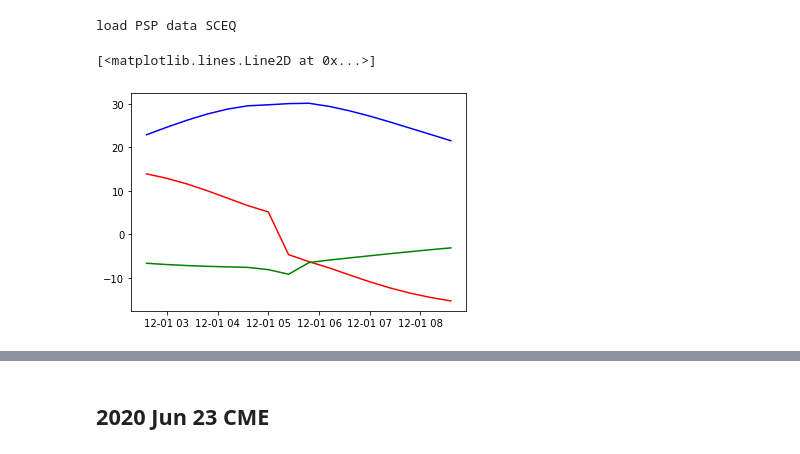
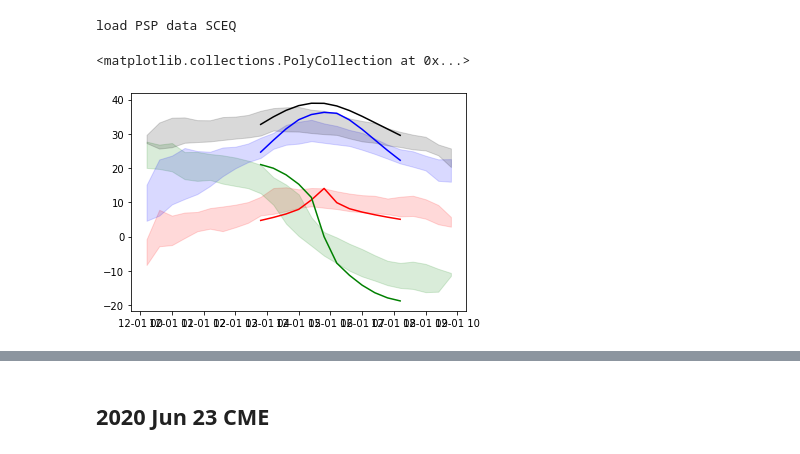
Before and after one commit to cmoestl/solar_orbiter, a Jupyter notebook: 3dcore_fit.ipynb, the cells around one changed output, grey strips where cells are left out. Drawn from its saved outputs; the diff is of its cells as text; code cells hidden in the pictures.

```diff
--- a/3dcore_fit.ipynb
+++ b/3dcore_fit.ipynb
@@ -178,17 +181,13 @@ def measure(obj, sat, t0, t1, frame="HEEQ", bframe="HEEQ", satparams=None):
 
     o_s = inst.trajectory(t_s, reference_frame=frame)
 
-    b = np.array(obj.simulator(t_s, o_s)[0])
+    #b =
+    #print(len(t_s), b.shape)
 
-
-    #if satparams:
-    #    b = heliosat.transform.transform_reference_frame([satparams] * len(t_s), np.array(obj.simulator(t_s, o_s)[0]), frame, bframe)
-    #else:
-    #    b = heliosat.transform.transform_reference_frame(t_s, np.array(obj.simulator(t_s, o_s)[0]), frame, bframe)
+    b = heliosat.transform.transform_reference_frame(t_s, np.array(obj.simulator(t_s, o_s)[0]).reshape(-1, 3), frame, bframe)
 
     b[b == 0] = np.nan
 
-    #return t_s, np.sqrt(np.sum(b**2, axis=1)), b
-    return t_s, np.nan, b
+    return t_s, np.sqrt(np.sum(b**2, axis=1)), b
 # %%
-t2, btot2, bxyz2 = measure(model, "PSP", t_launch, t_launch  + datetime.timedelta(hours=96), frame="HCI", bframe="HEE")
+t2, btot2, bxyz2 = measure(model, "PSP", t_launch, t_launch  + datetime.timedelta(hours=96), frame="HCI", bframe="SPP_RTN")
@@ -199,11 +207,19 @@ filepsp='psp_2018_2021_sceq.p'
 [psp,hpsp]=pickle.load(open(data_path+filepsp, "rb" ) )
 # %% [output]
 load PSP data SCEQ
-# %%
-plt.plot(t2,bxyz2[:,0,0],'r')
-plt.plot(t2,bxyz2[:,0,1],'g')
-plt.plot(t2,bxyz2[:,0,2],'b')
-# %% [output]
-[<matplotlib.lines.Line2D at 0x...>]
-[figure, removed]
+# %%
+plt.plot(t2,bxyz2[:,0],'r')
+plt.plot(t2,bxyz2[:,1],'g')
+plt.plot(t2,bxyz2[:,2],'b')
+
+plt.plot(t2,btot2,'k')
+
+plt.fill_between(t2, psp_b_s2p[:, 0], psp_b_s2n[:, 0], color="r", alpha=0.15)
+plt.fill_between(t2, psp_b_s2p[:, 1], psp_b_s2n[:, 1], color="g", alpha=0.15)
+plt.fill_between(t2, psp_b_s2p[:, 2], psp_b_s2n[:, 2], color="b", alpha=0.15)
+
+plt.fill_between(t2, psp_b_ts2p, psp_b_ts2n, color="k", alpha=0.15)
+# %% [output]
+<matplotlib.collections.PolyCollection at 0x...>
+[figure, added]
 # %%
```
Also changed, not shown: parts of 11 cells of this notebook.
